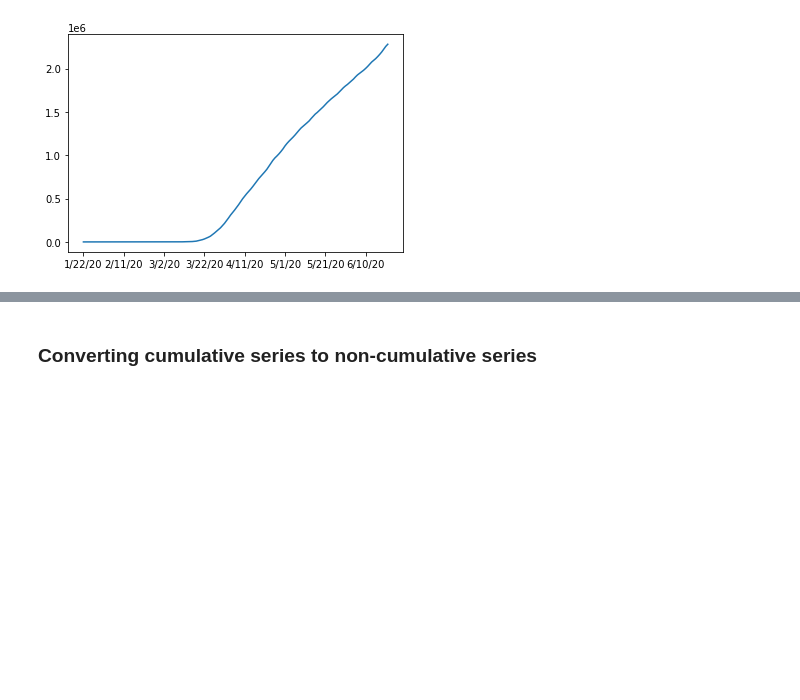
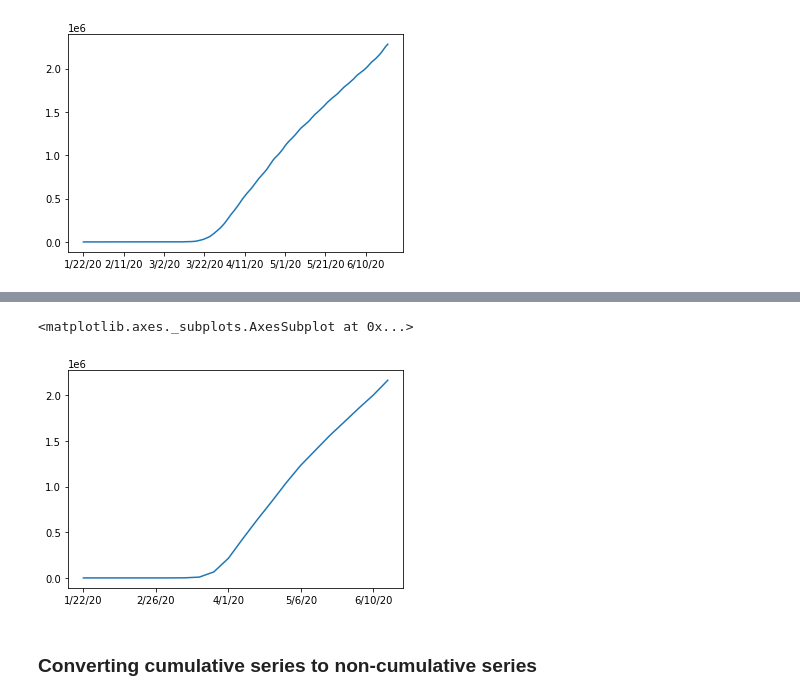
Before and after one commit to tamjazad/ml-covid19, a Jupyter notebook: flu-trained-models/usa_flu_model_single.ipynb, the cells around one changed output, grey strips where cells are left out. Saved outputs shown, nothing was run; the diff lists cells and outputs as text; code cells hidden in the pictures; blank space fills up the shorter version.

Commit message:
got weekly case data, new case data, normalized it

```diff
--- a/flu-trained-models/usa_flu_model_single.ipynb
+++ b/flu-trained-models/usa_flu_model_single.ipynb
@@ -160,0 +163,2 @@ us_cases.plot()
+# %%
+us_weekly_cases = us_cases.iloc[::7]
@@ -161,2 +185,7 @@ us_cases.plot()
+# %%
+us_weekly_cases.plot()
+# %% [output]
+<matplotlib.axes._subplots.AxesSubplot at 0x...>
+[figure, added]
 # %% [markdown]
 ### Converting cumulative series to non-cumulative series
```
Also changed, not shown: parts of 6 cells of this notebook.
